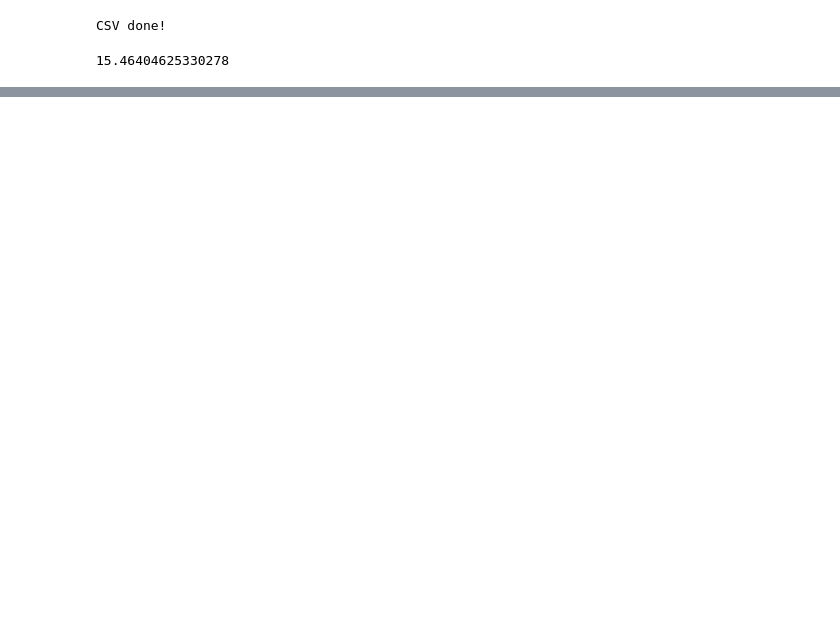
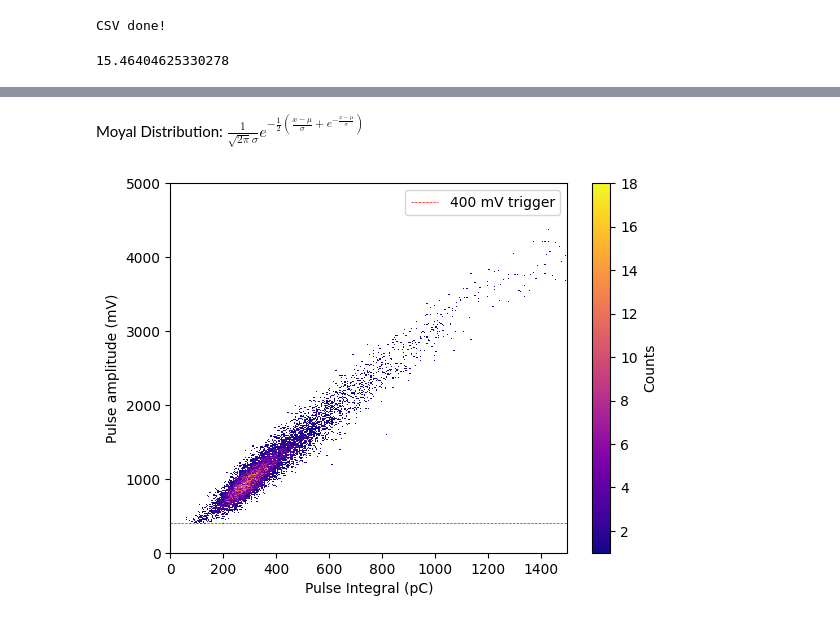
Before and after one commit to hhuckvale/DMProject, a Jupyter notebook: Muon_Calibration/muon_cal_processing.ipynb, the cells around one changed output, grey strips where cells are left out. Saved outputs shown, nothing was run; the diff lists cells and outputs as text; code cells hidden in the pictures; blank space fills up the shorter version.

```diff
--- a/Muon_Calibration/muon_cal_processing.ipynb
+++ b/Muon_Calibration/muon_cal_processing.ipynb
@@ -359,0 +426,30 @@ print(rate)
+# %% [markdown]
+Moyal Distribution:
+$\frac{1}{\sqrt{2\pi}\sigma}e^{-\frac{1}{2}(\frac{x-\mu}{\sigma} + e^{-\frac{x-\mu}{\sigma}})}$
+# %%
+#charge-amplitude
+
+#amplitude in mV
+amplitudes = all_amplitudes * 1000
+
+pulse_integrals = all_integrals_picocharge
+
+h = plt.hist2d(
+    pulse_integrals,
+    amplitudes,
+    bins=1000,           # finer resolution
+    density=False,
+    cmap='plasma',     # nicer color map
+    cmin=1
+)
+
+plt.ylabel('Pulse amplitude (mV)')
+plt.xlabel('Pulse Integral (pC)')
+plt.colorbar(h[3], label='Counts')  # colorbar
+plt.xlim([0, 1500])
+plt.ylim([0, 5000])
+plt.axhline(y=400, color='red', linestyle='--', linewidth=0.5, label='400 mV trigger')
+plt.legend()
+plt.show()
+# %% [output]
+[figure, added]
```
Also changed, not shown: parts of 4 cells of this notebook, 4 other files.
